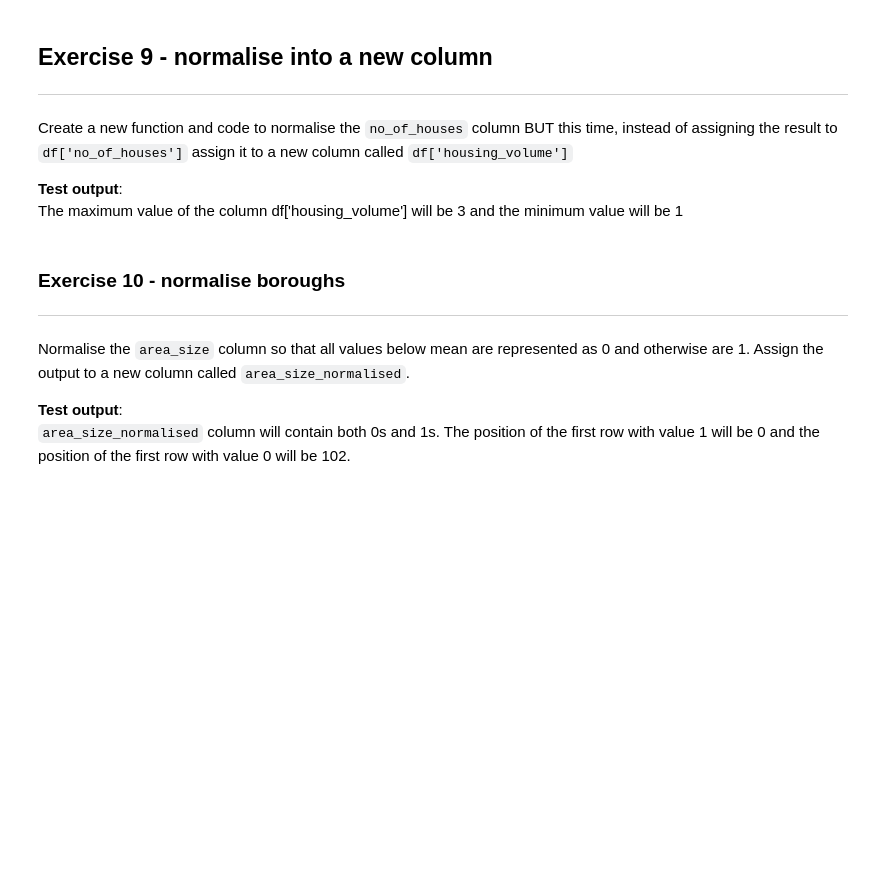
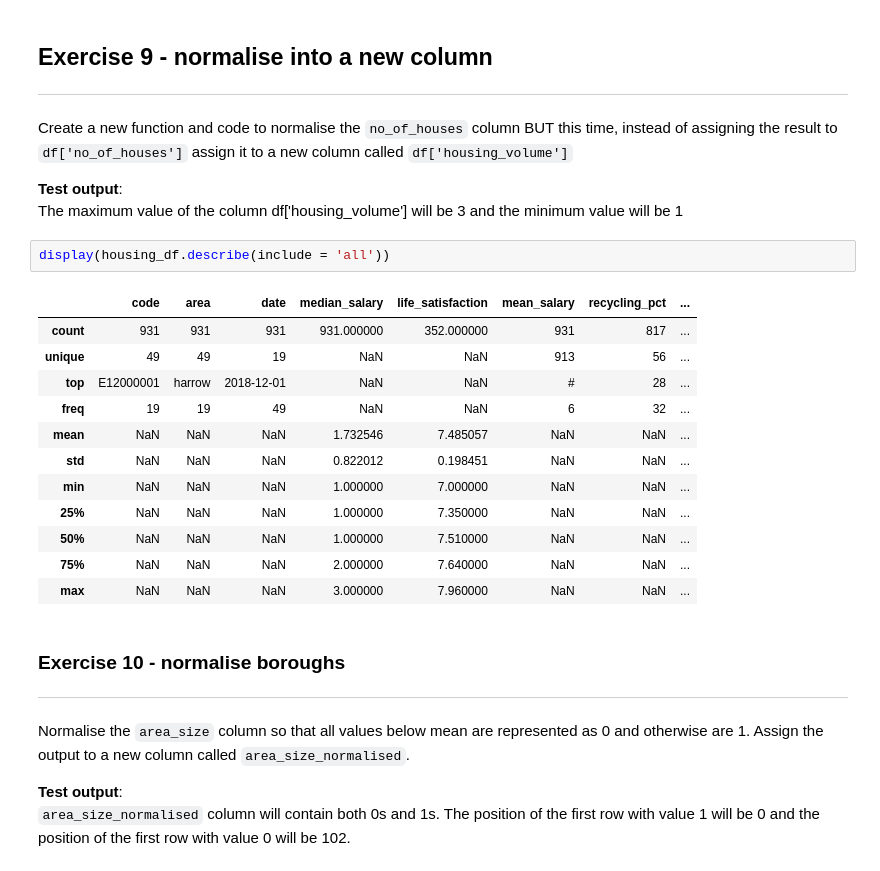
Before and after one commit to mara-ber/programing_for_data, a Jupyter notebook: Sorting.ipynb, the cells around one changed output. Drawn from its saved outputs; the diff is of its cells as text; blank space fills up the shorter version.

```diff
--- a/Sorting.ipynb
+++ b/Sorting.ipynb
@@ -349,6 +386,21 @@ Create a new function and code to normalise the `no_of_houses` column BUT this t
 
 **Test output**:
 The maximum value of the column df['housing_volume'] will be 3 and the minimum value will be 1
+# %%
+display(housing_df.describe(include = 'all'))
+# %% [output]
+|  | code | area | date | median_salary | life_satisfaction | mean_salary | recycling_pct | ... |
+| count | 931 | 931 | 931 | 931.000000 | 352.000000 | 931 | 817 | ... |
+| unique | 49 | 49 | 19 | NaN | NaN | 913 | 56 | ... |
+| top | E12000001 | harrow | 2018-12-01 | NaN | NaN | # | 28 | ... |
+| freq | 19 | 19 | 49 | NaN | NaN | 6 | 32 | ... |
+| mean | NaN | NaN | NaN | 1.732546 | 7.485057 | NaN | NaN | ... |
+| std | NaN | NaN | NaN | 0.822012 | 0.198451 | NaN | NaN | ... |
+| min | NaN | NaN | NaN | 1.000000 | 7.000000 | NaN | NaN | ... |
+| 25% | NaN | NaN | NaN | 1.000000 | 7.350000 | NaN | NaN | ... |
+| 50% | NaN | NaN | NaN | 1.000000 | 7.510000 | NaN | NaN | ... |
+| 75% | NaN | NaN | NaN | 2.000000 | 7.640000 | NaN | NaN | ... |
+| max | NaN | NaN | NaN | 3.000000 | 7.960000 | NaN | NaN | ... |
 # %% [markdown]
 ### Exercise 10 - normalise boroughs
 ---
```
Also changed, not shown: parts of 3 cells of this notebook, 1 other file.
